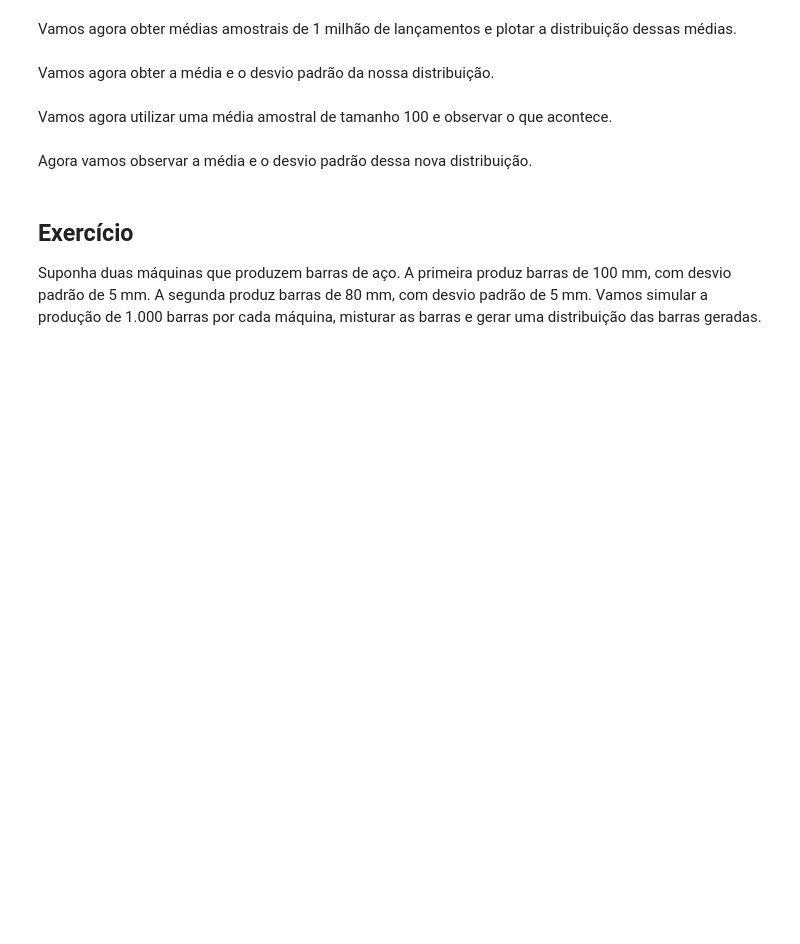
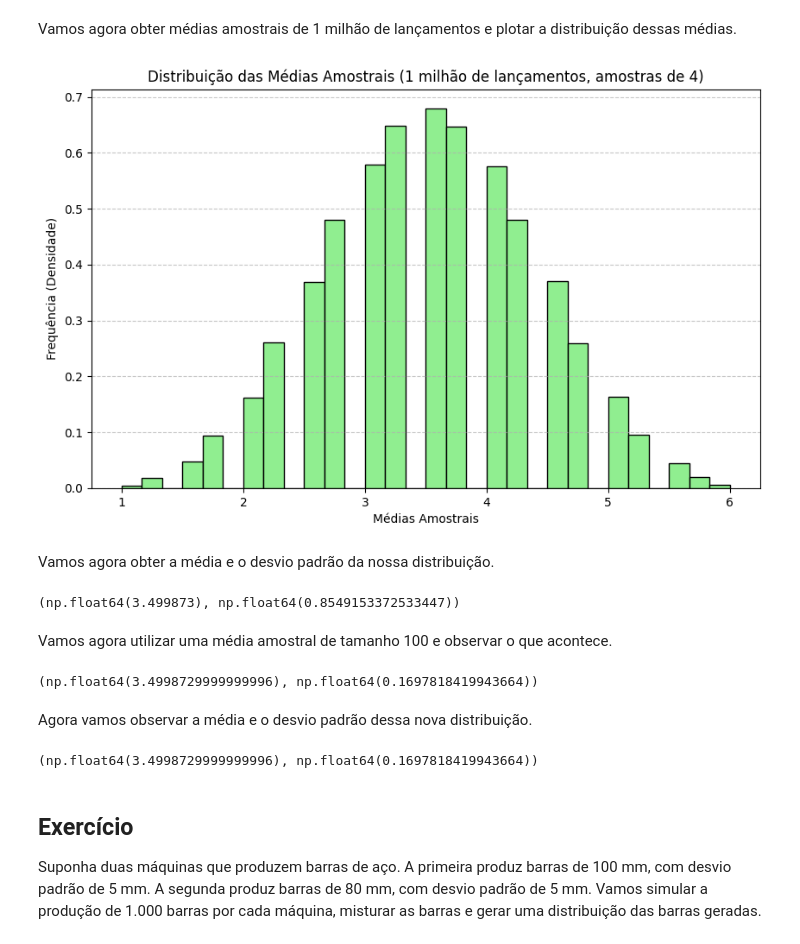
Before and after one commit to pdrVenancio/XMAC02-METODOS-MATEMATICOS-PARA-ANALISE-DE-DADOS, a Jupyter notebook: Aula_12_teorema_central_do_limite/Aula12.ipynb, the cells around one changed output. Saved outputs shown, nothing was run; the diff lists cells and outputs as text; code cells hidden in the pictures; blank space fills up the shorter version.

```diff
--- a/Aula_12_teorema_central_do_limite/Aula12.ipynb
+++ b/Aula_12_teorema_central_do_limite/Aula12.ipynb
@@ -19,11 +75,60 @@ Vamos agora obter médias amostrais dos nossos dados. Para explicar esse conceit
 # %% [markdown]
 Vamos agora obter médias amostrais de 1 milhão de lançamentos e plotar a distribuição dessas médias.
+# %%
+milion_rolls = np.random.randint(1, 7, size=1_000_000)
+
+# Dividir os 1 milhão de lançamentos em amostras de 4
+reshaped_rolls_large = milion_rolls[:1_000_000].reshape(-1, 4)
+
+# Calcular as médias amostrais
+sample_means_large = np.mean(reshaped_rolls_large, axis=1)
+
+# Plotar a distribuição das médias amostrais
+plt.figure(figsize=(10, 6))
+plt.hist(sample_means_large, bins=30, edgecolor='black', color='lightgreen', density=True)
+plt.xlabel('Médias Amostrais')
+plt.ylabel('Frequência (Densidade)')
+plt.title('Distribuição das Médias Amostrais (1 milhão de lançamentos, amostras de 4)')
+plt.grid(axis='y', linestyle='--', alpha=0.7)
+plt.show()
+# %% [output]
+[figure, added]
 # %% [markdown]
 Vamos agora obter a média e o desvio padrão da nossa distribuição.
+# %%
+# Calcular a média e o desvio padrão das médias amostrais
+mean_sample_means = np.mean(sample_means_large)
+std_dev_sample_means = np.std(sample_means_large)
+
+mean_sample_means, std_dev_sample_means
+# %% [output]
+(np.float64(3.499873), np.float64(0.8549153372533447))
 # %% [markdown]
 Vamos agora utilizar uma média amostral de tamanho 100 e observar o que acontece.
+# %%
+# Dividir os 1 milhão de lançamentos em amostras de 100
+reshaped_rolls_100 = milion_rolls[:1_000_000].reshape(-1, 100)
+
+# Calcular as médias amostrais
+sample_means_100 = np.mean(reshaped_rolls_100, axis=1)
+
+# Calcular a média e o desvio padrão das médias amostrais
+mean_sample_means_100 = np.mean(sample_means_100)
+std_dev_sample_means_100 = np.std(sample_means_100)
+
+mean_sample_means_100, std_dev_sample_means_100
+# %% [output]
+(np.float64(3.4998729999999996), np.float64(0.1697818419943664))
 # %% [markdown]
 Agora vamos observar a média e o desvio padrão dessa nova distribuição.
+# %%
+# Calcular a média e o desvio padrão das médias amostrais com tamanho 100
+mean_sample_means_100 = np.mean(sample_means_100)
+std_dev_sample_means_100 = np.std(sample_means_100)
+
+mean_sample_means_100, std_dev_sample_means_100
+# %% [output]
+(np.float64(3.4998729999999996), np.float64(0.1697818419943664))
 # %% [markdown]
 ## Exercício
 Suponha duas máquinas que produzem barras de aço. A primeira produz barras de 100 mm, com desvio padrão de 5 mm. A segunda produz barras de 80 mm, com desvio padrão de 5 mm. Vamos simular a produção de 1.000 barras por cada máquina, misturar as barras e gerar uma distribuição das barras geradas.
```
Also changed, not shown: parts of 9 cells of this notebook, 8 other files.
